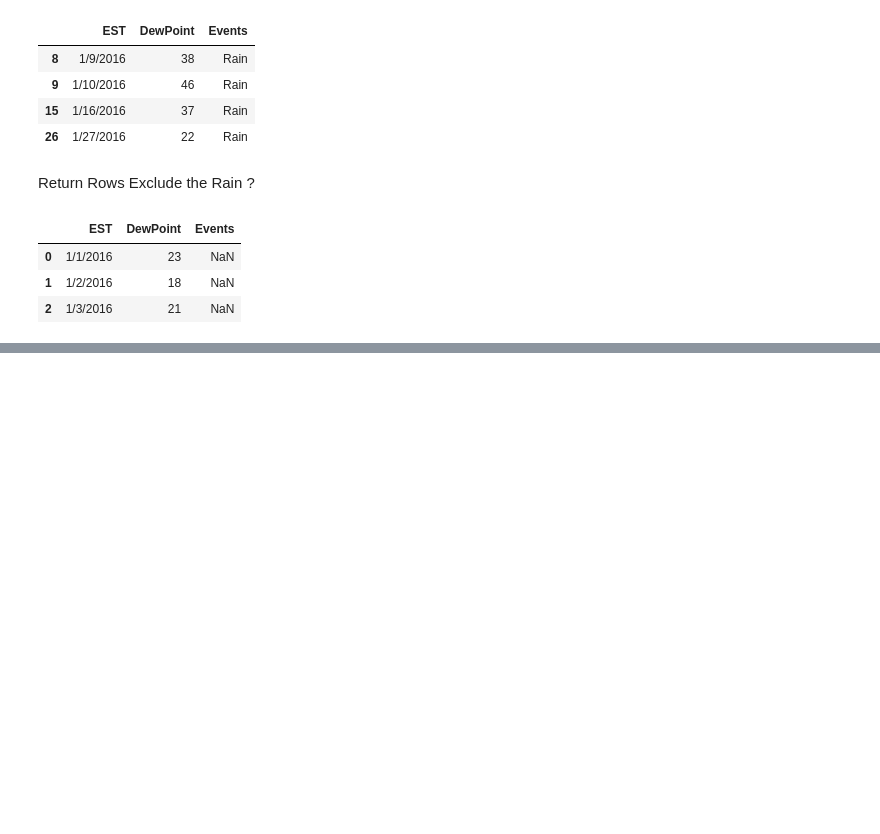
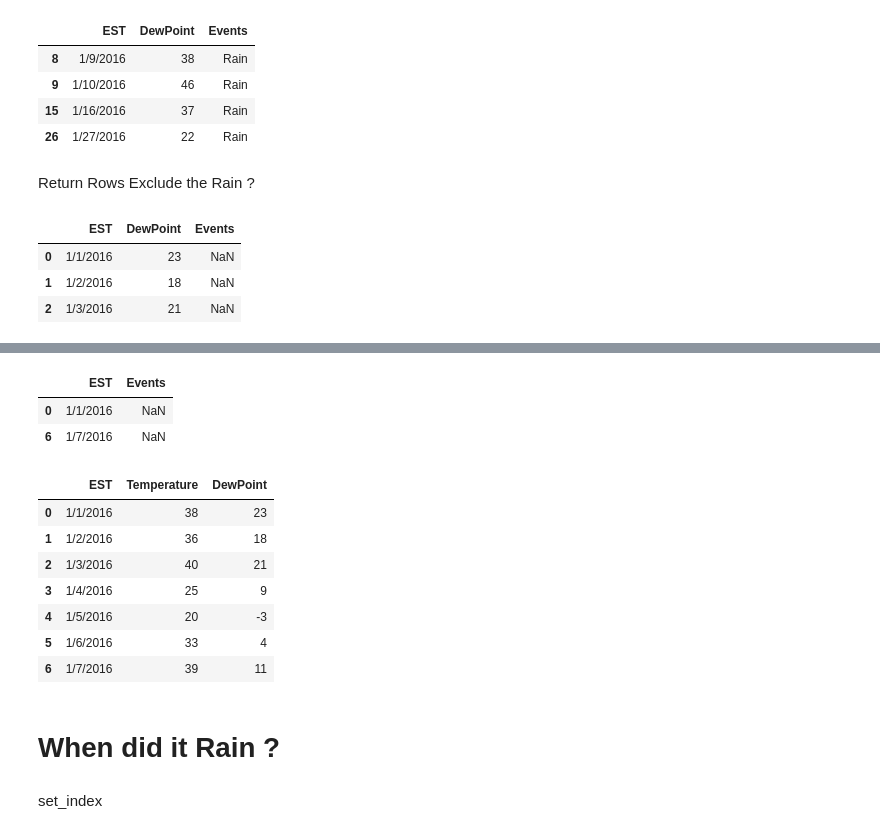
Before and after one commit to utkarshsharma012/amdocs_python, a Jupyter notebook: Day8_/Intro_Pandas.ipynb, the cells around one changed output, grey strips where cells are left out. Saved outputs shown, nothing was run; the diff lists cells and outputs as text; code cells hidden in the pictures; blank space fills up the shorter version.

```diff
--- a/Day8_/Intro_Pandas.ipynb
+++ b/Day8_/Intro_Pandas.ipynb
@@ -221,0 +270,21 @@ df['WindSpeedMPH']
+# %%
+df.loc[[0,6],['EST','Events']] # value of row index and column index# df.loc[row_value,column_value]
+# %% [output]
+|  | EST | Events |
+| 0 | 1/1/2016 | NaN |
+| 6 | 1/7/2016 | NaN |
+# %%
+df.iloc[0:7,0:3] # iloc > index numbers of row and columns
+# %% [output]
+|  | EST | Temperature | DewPoint |
+| 0 | 1/1/2016 | 38 | 23 |
+| 1 | 1/2/2016 | 36 | 18 |
+| 2 | 1/3/2016 | 40 | 21 |
+| 3 | 1/4/2016 | 25 | 9 |
+| 4 | 1/5/2016 | 20 | -3 |
+| 5 | 1/6/2016 | 33 | 4 |
+| 6 | 1/7/2016 | 39 | 11 |
+# %% [markdown]
+# When did it Rain ?
+# %% [markdown]
+set_index
```
Also changed, not shown: parts of 12 cells of this notebook.
